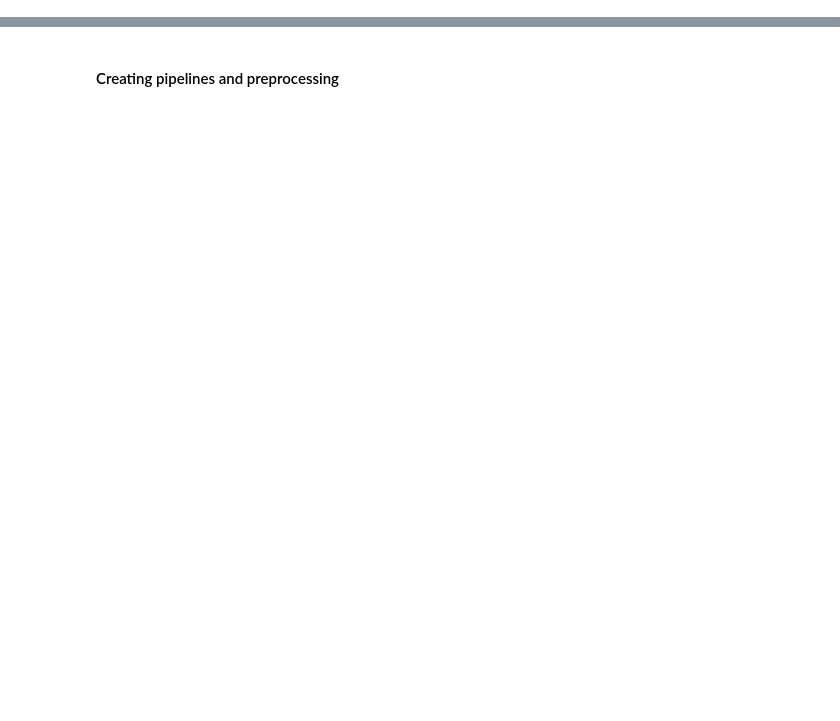
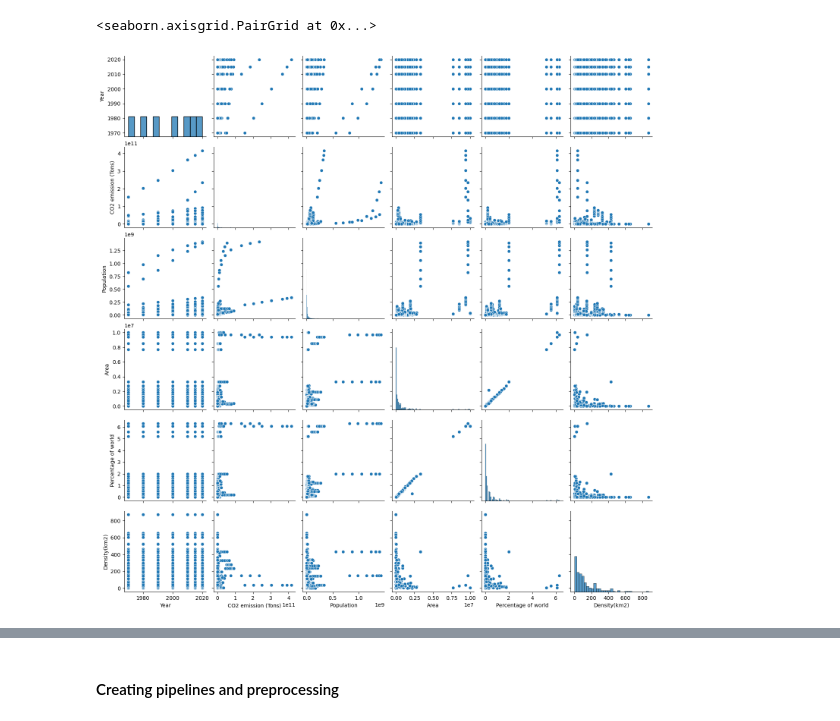
Before and after one commit to prabhpreetgill/EECS3401_final_project, a Jupyter notebook: Final-project.ipynb, the cells around one changed output, grey strips where cells are left out. Saved outputs shown, nothing was run; the diff lists cells and outputs as text; code cells hidden in the pictures; blank space fills up the shorter version.

```diff
--- a/Final-project.ipynb
+++ b/Final-project.ipynb
@@ -133,0 +311,5 @@ from sklearn.preprocessing import StandardScaler
+# %%
+sns.pairplot(df1_clean)
+# %% [output]
+<seaborn.axisgrid.PairGrid at 0x...>
+[figure, added]
```
Also changed, not shown: parts of 77 cells of this notebook.
